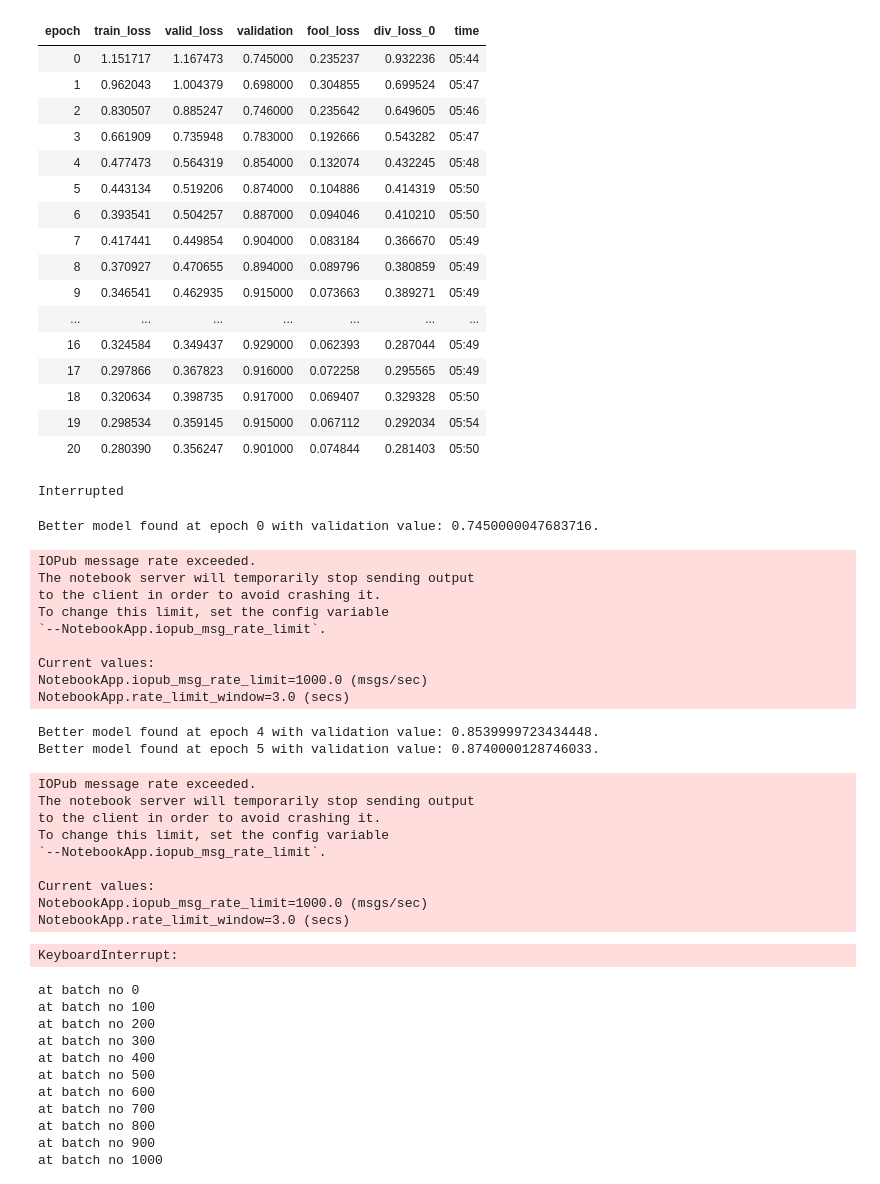
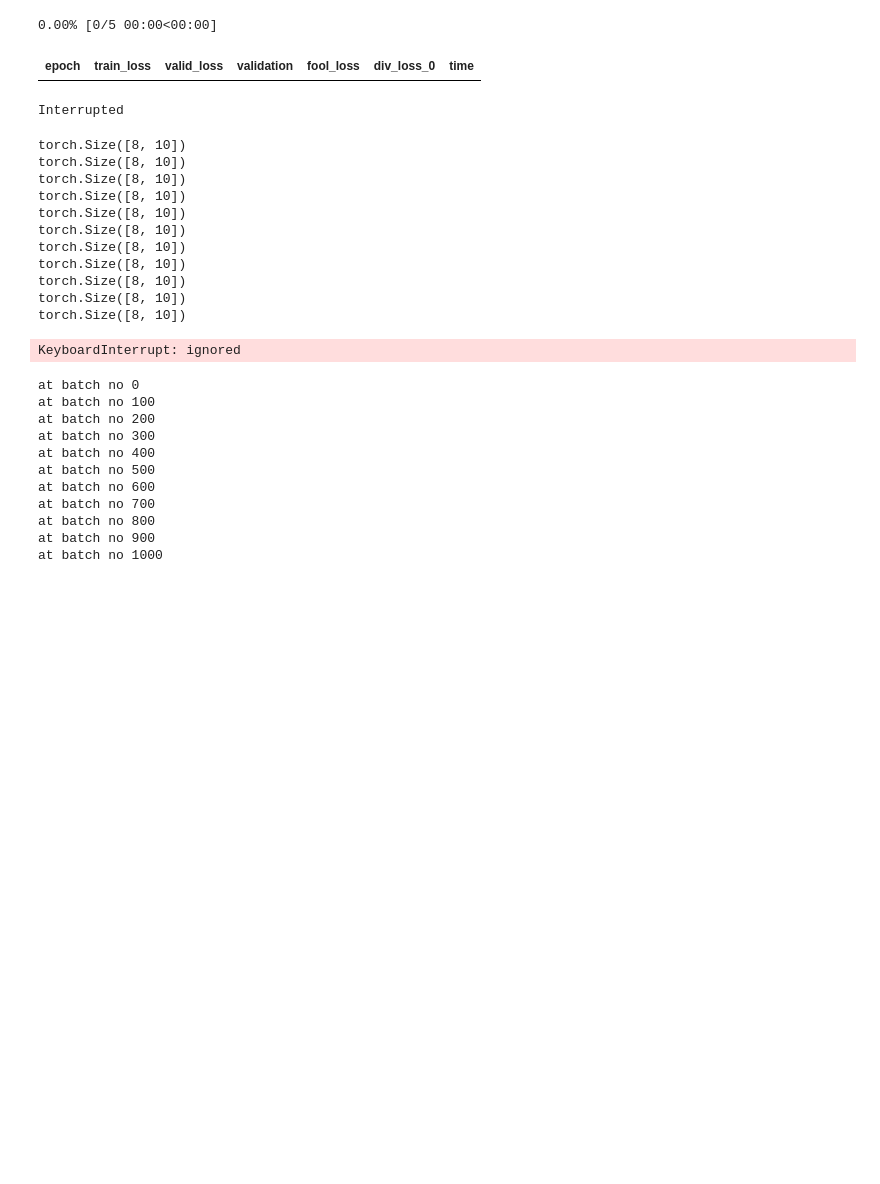
Before and after one commit to ahmad-PH/nag-notebooks, a Jupyter notebook: NAG_tripletLossExperiment.ipynb, the cells around one changed output. Cells and saved outputs as stored; diff of their text form; code cells hidden in the pictures; blank space fills up the shorter version.

```diff
--- a/NAG_tripletLossExperiment.ipynb
+++ b/NAG_tripletLossExperiment.ipynb
@@ -183,9 +172,9 @@ sys.path.append(env.python_files_path + '/' + env.python_files_dir)
 from nag_util import *
 import nag_util
 # %%
-# mode = "sanity_check"
+mode = "sanity_check"
 # mode = "normal"
-mode = "div_metric_calc"
+# mode = "div_metric_calc"
 # %%
 if mode == "normal":
   env.load_dataset('dataset','data')
@@ -838,7 +560,7 @@ class FeatureLoss(nn.Module):
 # %%
 feat_loss = FeatureLoss(arch, layers, layer_weights)
 # %%
-env.save_filename = 'vgg16_18'
+env.save_filename = 'vgg16_test'
 
 if Path(env.get_csv_path() + '.csv').exists(): raise FileExistsError("csv_path already exists")
 if Path(env.get_models_path()).exists(): raise FileExistsError("models_path already exists")
@@ -854,8 +576,8 @@ learn = Learner(data, Gen(z_dim=z_dim), loss_func = feat_loss, metrics=[validati
 # learn.lr_find(1e-6, 1000)
 # learn.recorder.plot()
 # %%
-!cp "/content/gdrive/My Drive/DL/models/vgg16_12-last.pth"  "/content/"
-learn.load('/content/vgg16_12-last')
+# !cp "/content/gdrive/My Drive/DL/models/vgg16_12-last.pth"  "/content/"
+# learn.load('/content/vgg16_12-last')
 
 # learn.load('/root/Derakhshani/adversarial/models/resnet152_4/resnet152_4-best')
 # learn.load('/root/Derakhshani/adversarial/models/vgg-16_2')
@@ -874,7 +596,7 @@ saver_every_epoch = SaveModelCallback(learn, every='epoch', name=env.save_filena
 
 # pr = cProfile.Profile()
 # pr.enable()
-learn.fit(100, lr=1e-02, wd = 0., callbacks=[saver_best, saver_every_epoch])
+learn.fit(5, lr=1e-02, wd = 0., callbacks=[saver_best, saver_every_epoch])
 # pr.disable()
 
 # learn.fit_one_cycle(8, max_lr=5e-01) #mohammad's setting that got 77 validation start on resnet with diversity loss on AdaptiveAvgPool2d
@@ -893,43 +615,18 @@ shutil.rmtree(env.data_path/"models")
+0.00% [0/5 00:00<00:00]
 | epoch | train_loss | valid_loss | validation | fool_loss | div_loss_0 | time |
-| 0 | 1.151717 | 1.167473 | 0.745000 | 0.235237 | 0.932236 | 05:44 |
-| 1 | 0.962043 | 1.004379 | 0.698000 | 0.304855 | 0.699524 | 05:47 |
-| 2 | 0.830507 | 0.885247 | 0.746000 | 0.235642 | 0.649605 | 05:46 |
-| 3 | 0.661909 | 0.735948 | 0.783000 | 0.192666 | 0.543282 | 05:47 |
-| 4 | 0.477473 | 0.564319 | 0.854000 | 0.132074 | 0.432245 | 05:48 |
-| 5 | 0.443134 | 0.519206 | 0.874000 | 0.104886 | 0.414319 | 05:50 |
-| 6 | 0.393541 | 0.504257 | 0.887000 | 0.094046 | 0.410210 | 05:50 |
-| 7 | 0.417441 | 0.449854 | 0.904000 | 0.083184 | 0.366670 | 05:49 |
-| 8 | 0.370927 | 0.470655 | 0.894000 | 0.089796 | 0.380859 | 05:49 |
-| 9 | 0.346541 | 0.462935 | 0.915000 | 0.073663 | 0.389271 | 05:49 |
-| ... | ... | ... | ... | ... | ... | ... |
-| 16 | 0.324584 | 0.349437 | 0.929000 | 0.062393 | 0.287044 | 05:49 |
-| 17 | 0.297866 | 0.367823 | 0.916000 | 0.072258 | 0.295565 | 05:49 |
-| 18 | 0.320634 | 0.398735 | 0.917000 | 0.069407 | 0.329328 | 05:50 |
-| 19 | 0.298534 | 0.359145 | 0.915000 | 0.067112 | 0.292034 | 05:54 |
-| 20 | 0.280390 | 0.356247 | 0.901000 | 0.074844 | 0.281403 | 05:50 |
-Interrupted
-Better model found at epoch 0 with validation value: 0.7450000047683716.
+Interrupted
-IOPub message rate exceeded.
-The notebook server will temporarily stop sending output
-to the client in order to avoid crashing it.
-To change this limit, set the config variable
-`--NotebookApp.iopub_msg_rate_limit`.
-
-Current values:
-NotebookApp.iopub_msg_rate_limit=1000.0 (msgs/sec)
-NotebookApp.rate_limit_window=3.0 (secs)
+torch.Size([8, 10])
+torch.Size([8, 10])
+torch.Size([8, 10])
+torch.Size([8, 10])
+torch.Size([8, 10])
+torch.Size([8, 10])
+torch.Size([8, 10])
+torch.Size([8, 10])
+torch.Size([8, 10])
+torch.Size([8, 10])
+torch.Size([8, 10])
-Better model found at epoch 4 with validation value: 0.8539999723434448.
-Better model found at epoch 5 with validation value: 0.8740000128746033.
+KeyboardInterrupt: ignored
-IOPub message rate exceeded.
-The notebook server will temporarily stop sending output
-to the client in order to avoid crashing it.
-To change this limit, set the config variable
-`--NotebookApp.iopub_msg_rate_limit`.
-
-Current values:
-NotebookApp.iopub_msg_rate_limit=1000.0 (msgs/sec)
-NotebookApp.rate_limit_window=3.0 (secs)
-KeyboardInterrupt:
 # %%
 # z1 = torch.empty(10).uniform_(-1,1).cuda()
 # z2 = torch.empty(10).uniform_(-1,1).cuda()
```
Also changed, not shown: parts of 9 cells of this notebook.
